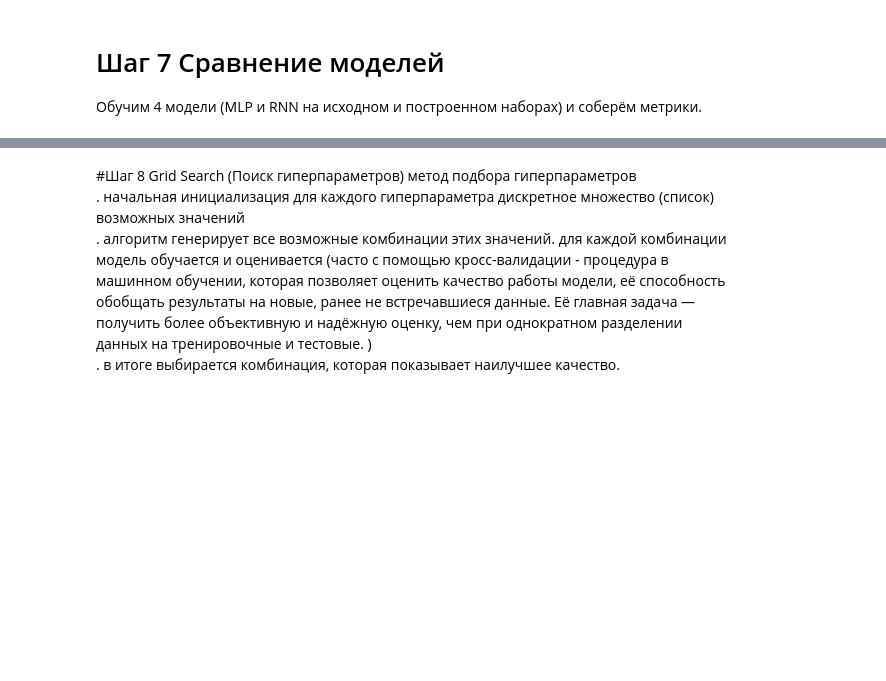
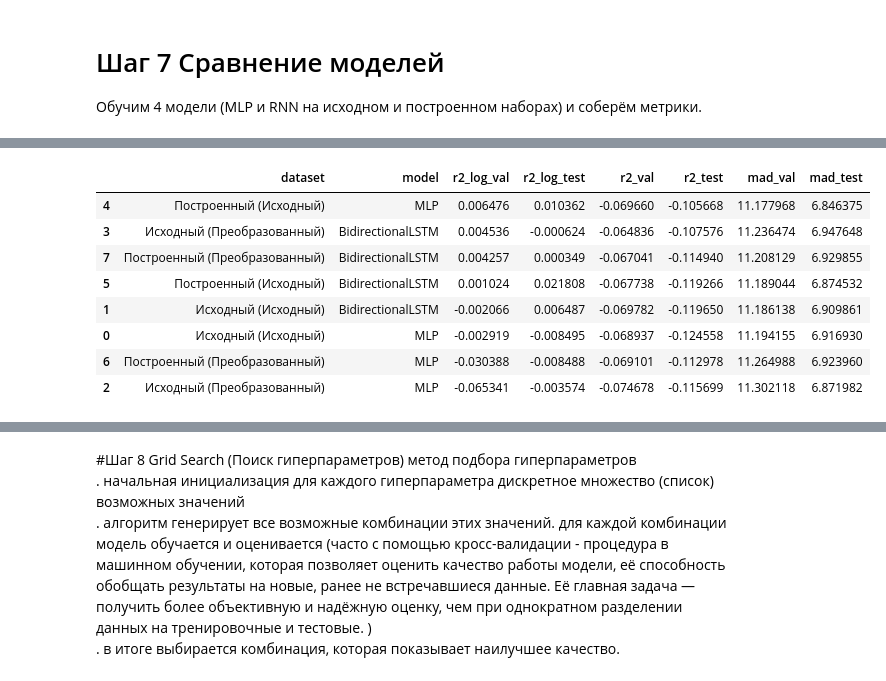
Before and after one commit to h8masha/7th_term_learning, a Jupyter notebook: Analysing_data_on_ml_methods/ForestFires_lr1.ipynb, the cells around one changed output, grey strips where cells are left out. Saved outputs shown, nothing was run; the diff lists cells and outputs as text; code cells hidden in the pictures; blank space fills up the shorter version.

```diff
--- a/Analysing_data_on_ml_methods/ForestFires_lr1.ipynb
+++ b/Analysing_data_on_ml_methods/ForestFires_lr1.ipynb
@@ -139,7 +136,7 @@ plt.show()
 ## ШАГ 3.1 Кодирование категориальных признаков:
 month и day — строки. Нейросети не понимают строки, нужны числа. используем one hot encoding (создание числовых признаков из категориальных), чтобы не вводить ложный порядок (январь не «больше» февраля).
 # %%
-df_encoded = pd.get_dummies(df, columns=['month', 'day'], drop_first=True)
+df_encoded = pd.get_dummies(df, columns=['month', 'day'], drop_first=True).astype(np.float32)
 # %% [markdown]
 ##ШАГ 3.2 Создание построенного набора (Feature Engineering):
 Добавим нелинейные признаки и взаимодействия, чтобы отследить нелинейные (квадратичные и смешанные) зависимости (допустим, что очень высокая температура может сильнее влиять на площадь пожара, чем просто высокая). Например, температуру в квадрате, взаимодействие температуры и влажности
@@ -223,15 +240,15 @@ def prepare_data(X, y, test_size=0.2, val_size=0.2, random_state=42):
 ## ШАГ 6.1. MLP (Полносвязная сеть):
 Два скрытых слоя с ReLU, Dropout (случайное временное исключение (или «выпадение») части нейронов и их связей из сети на каждом шаге обучения для уменьшения переобучения) для регуляризации и L2-штраф
 # %%
-def build_mlp(input_dim, reg=0.001):
+def build_mlp(input_dim, reg=0.0):
     model = models.Sequential([
         layers.Dense(64, activation='relu', input_shape=(input_dim,),
-                     kernel_regularizer=regularizers.l2(reg)),
-        layers.Dropout(0.2),
+                     kernel_regularizer=regularizers.l2(reg) if reg > 0 else None),
+        layers.Dropout(0.1),
         layers.Dense(32, activation='relu',
-                     kernel_regularizer=regularizers.l2(reg)),
-        layers.Dropout(0.2),
-        layers.Dense(1) # выходной слой (сама регрессия)
+                     kernel_regularizer=regularizers.l2(reg) if reg > 0 else None),
+        layers.Dropout(0.1),
+        layers.Dense(1)
     ])
     model.compile(optimizer=optimizers.Adam(learning_rate=0.001), loss='mse')
     return model
@@ -325,0 +349,61 @@ display(results_df.sort_values('rmse_val'))
+# %%
+# целевая переменная
+y_orig = df['area'].copy()
+y_log  = np.log1p(y_orig)
+
+# непреобразованные наборы (scaling теперь внутри цикла)
+X_orig_raw  = df_encoded.drop('area', axis=1)
+X_built_raw = df_built.drop('area', axis=1)
+
+raw_datasets = {
+    'Исходный':   X_orig_raw,
+    'Построенный': X_built_raw,
+}
+
+results = []
+
+for name, X_raw in raw_datasets.items():
+    # сплит "стратифицированный" (с гарантией, что в каждую выборку +- попадает одинковое количество всех вариаций area)
+    X_tr, X_va, X_te, y_tr_log, y_va_log, y_te_log = prepare_data(X_raw, y_log)
+
+    # оригинальные y для метрик на исходной шкале
+    y_tr_orig = y_orig.loc[y_tr_log.index].values
+    y_va_orig = y_orig.loc[y_va_log.index].values
+    y_te_orig = y_orig.loc[y_te_log.index].values
+
+    # преобразование (нормализация ([0;1]) на X; fit только на train)
+    sc = MinMaxScaler()
+    X_tr_s = sc.fit_transform(X_tr)
+    X_va_s = sc.transform(X_va)
+    X_te_s = sc.transform(X_te)
+
+    # обучение mlp и двунаправленная lstm на обоих вариантах (сырой и преобразованный)
+    for transform_name, (Xa, Xb, Xc) in [
+        ('Исходный',        (X_tr.values, X_va.values, X_te.values)),
+        ('Преобразованный', (X_tr_s, X_va_s, X_te_s)),
+    ]:
+        for model_name, builder in [('MLP', build_mlp), ('BidirectionalLSTM', build_rnn)]:
+            model = builder(input_dim=Xa.shape[1])
+            res = train_evaluate(
+                model,
+                Xa, y_tr_log.values, Xb, y_va_log.values, Xc, y_te_log.values,
+                y_tr_orig, y_va_orig, y_te_orig
+            )
+            results.append({
+                'dataset': f'{name} ({transform_name})',
+                'model':   model_name,
+                **res
+            })
+            print(f" {name} ({transform_name}) / {model_name}: "
+                  f"R²_log_val={res['r2_log_val']:.4f}, RMSE_val={res['rmse_val']:.2f}")
+
+results_df = pd.DataFrame(results)
+
+display(
+    results_df[['dataset', 'model',
+                'r2_log_val', 'r2_log_test',
+                'r2_val', 'r2_test',
+                'mad_val', 'mad_test']]
+    .sort_values('r2_log_val', ascending=False)
+)
+# %% [output]
@@ -325,0 +418,9 @@ display(results_df.sort_values('rmse_val'))
+|  | dataset | model | r2_log_val | r2_log_test | r2_val | r2_test | mad_val | mad_test |
+| 4 | Построенный (Исходный) | MLP | 0.006476 | 0.010362 | -0.069660 | -0.105668 | 11.177968 | 6.846375 |
+| 3 | Исходный (Преобразованный) | BidirectionalLSTM | 0.004536 | -0.000624 | -0.064836 | -0.107576 | 11.236474 | 6.947648 |
+| 7 | Построенный (Преобразованный) | BidirectionalLSTM | 0.004257 | 0.000349 | -0.067041 | -0.114940 | 11.208129 | 6.929855 |
+| 5 | Построенный (Исходный) | BidirectionalLSTM | 0.001024 | 0.021808 | -0.067738 | -0.119266 | 11.189044 | 6.874532 |
+| 1 | Исходный (Исходный) | BidirectionalLSTM | -0.002066 | 0.006487 | -0.069782 | -0.119650 | 11.186138 | 6.909861 |
+| 0 | Исходный (Исходный) | MLP | -0.002919 | -0.008495 | -0.068937 | -0.124558 | 11.194155 | 6.916930 |
+| 6 | Построенный (Преобразованный) | MLP | -0.030388 | -0.008488 | -0.069101 | -0.112978 | 11.264988 | 6.923960 |
+| 2 | Исходный (Преобразованный) | MLP | -0.065341 | -0.003574 | -0.074678 | -0.115699 | 11.302118 | 6.871982 |
```
Also changed, not shown: parts of 27 cells of this notebook.
